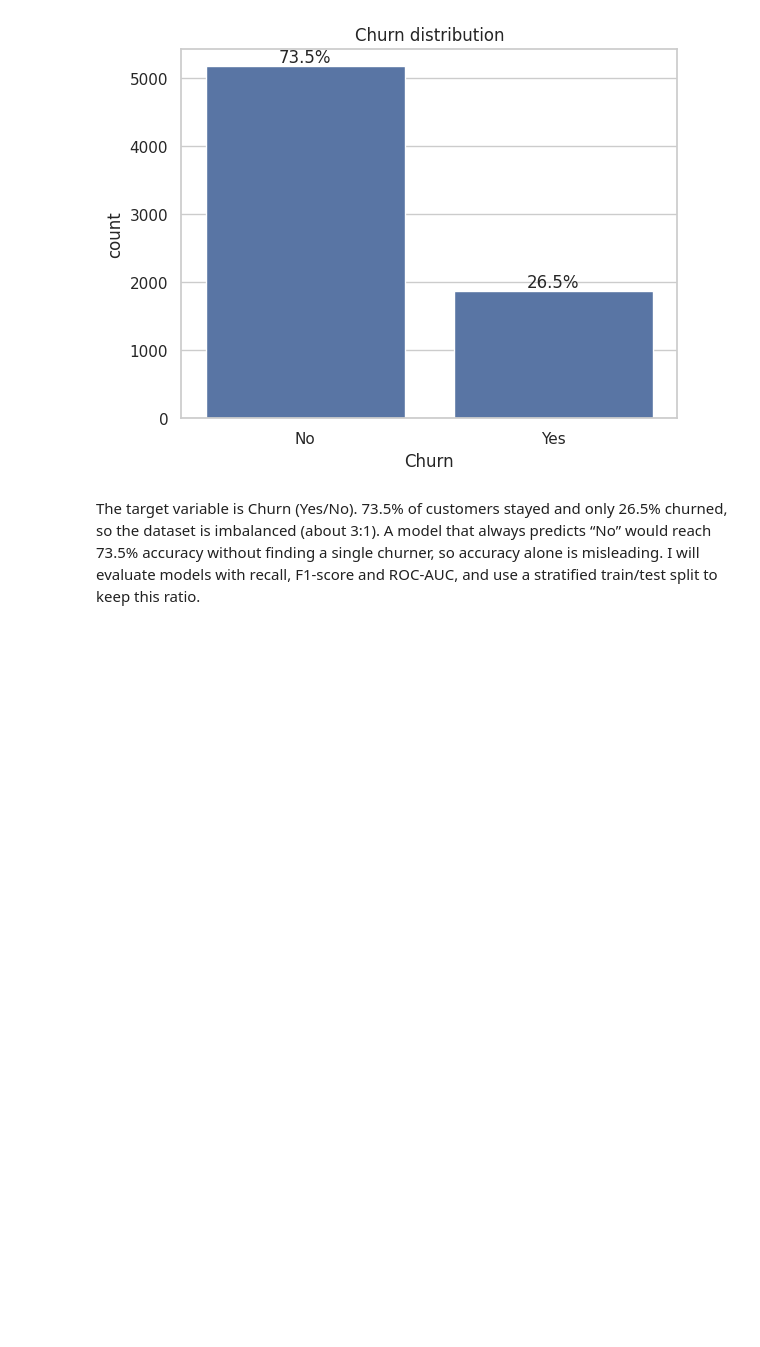
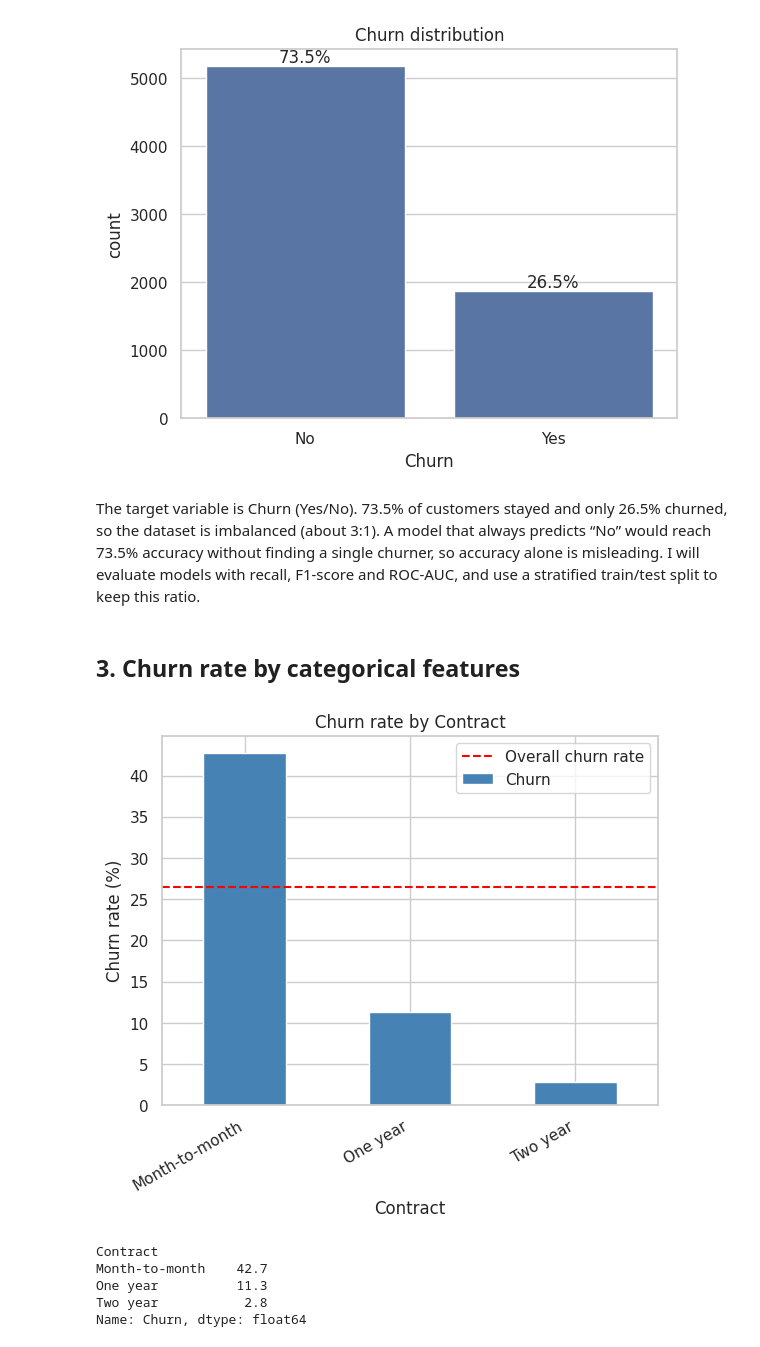
Before and after one commit to senanayakenithikas-ux/cm2604-churn-prediction, a Jupyter notebook: 01_eda.ipynb, the cells around one changed output. Drawn from its saved outputs; the diff is of its cells as text; code cells hidden in the pictures; blank space fills up the shorter version.

Commit message:
Add churn rate analysis by Contract, InternetService, PaymentMethod, SeniorCitizen and TechSupport

```diff
--- a/01_eda.ipynb
+++ b/01_eda.ipynb
@@ -98,3 +98,32 @@ Yes     1869     26.5
 [figure]
 # %% [markdown]
 The target variable is Churn (Yes/No). 73.5% of customers stayed and only 26.5% churned, so the dataset is imbalanced (about 3:1). A model that always predicts “No” would reach 73.5% accuracy without finding a single churner, so accuracy alone is misleading. I will evaluate models with recall, F1-score and ROC-AUC, and use a stratified train/test split to keep this ratio.
+# %% [markdown]
+## 3. Churn rate by categorical features
+# %%
+overall_rate = (df["Churn"] == "Yes").mean() * 100
+
+def churn_rate_plot(col):
+    # % of customers in each group who churned
+    rate = (df.groupby(col)["Churn"]
+              .apply(lambda s: (s == "Yes").mean() * 100)
+              .sort_values(ascending=False))
+
+    ax = rate.plot(kind="bar", color="steelblue")
+    ax.axhline(overall_rate, color="red", linestyle="--", label="Overall churn rate")
+    ax.set_ylabel("Churn rate (%)")
+    ax.set_title(f"Churn rate by {col}")
+    ax.legend()
+    plt.xticks(rotation=30, ha="right")
+    plt.savefig(f"figures/churn_by_{col}.png", dpi=150, bbox_inches="tight")
+    plt.show()
+    print(rate.round(1))
+# %%
+churn_rate_plot("Contract")
+# %% [output]
+[figure, added]
+Contract
+Month-to-month    42.7
+One year          11.3
+Two year           2.8
+Name: Churn, dtype: float64
```
Also changed, not shown: parts of 9 cells of this notebook.
